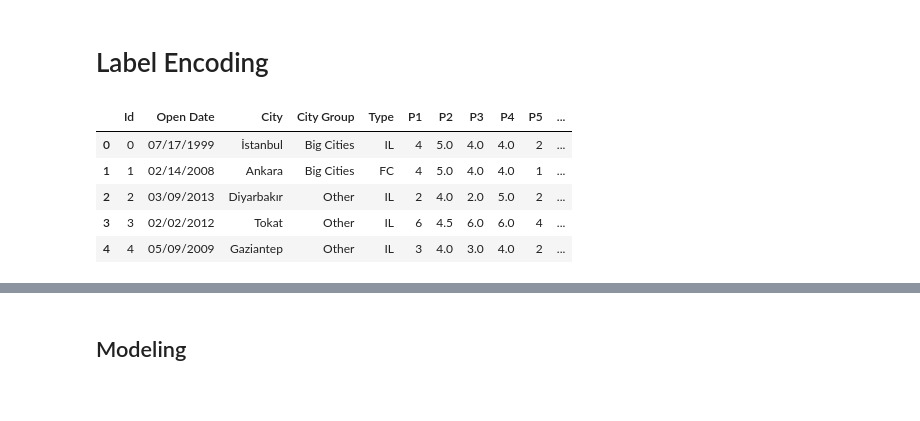
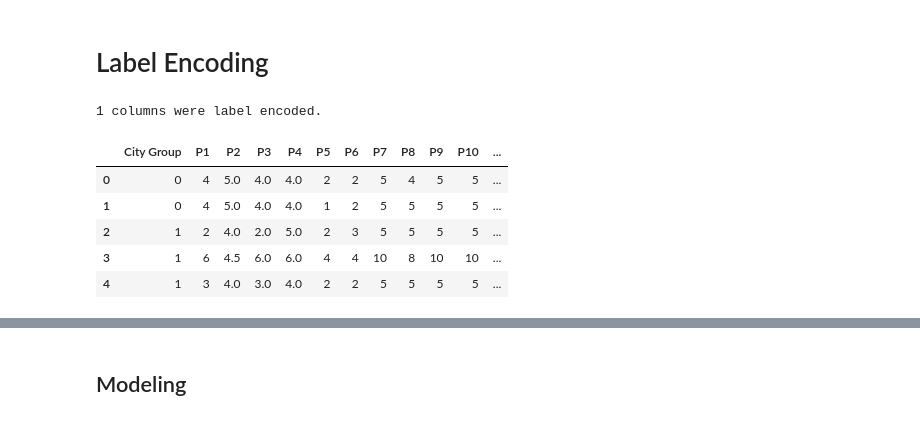
Before and after one commit to shima2920/Kaggle, a Jupyter notebook: Restaurant_Revenue_Prediction_multiple_regression_model.ipynb, the cells around one changed output, grey strips where cells are left out. Saved outputs shown, nothing was run; the diff lists cells and outputs as text; code cells hidden in the pictures.

```diff
--- a/Restaurant_Revenue_Prediction_multiple_regression_model.ipynb
+++ b/Restaurant_Revenue_Prediction_multiple_regression_model.ipynb
@@ -218,7 +229,7 @@ Split the Open Date into Year, Month, Day
 df["Open Date"] = pd.to_datetime(df["Open Date"])
 df["Year"] = df["Open Date"].apply(lambda x:x.year)
 df["Month"] = df["Open Date"].apply(lambda x:x.month)
-df["Day"] = df["Open Date"].apply(lambda x:x.day)
+#df["Day"] = df["Open Date"].apply(lambda x:x.day)
 df = df.drop(["Open Date"], axis = 1)
 # %%
 df.shape
@@ -284,0 +296,29 @@ df['City Group'] = df['City Group'].apply(int)
+# %%
+#dtypeを判断し、objectのColumnはLabelEncodingを実施する)
+#Label Encodingは、変数にランダムに値を割り当てる。
+#そのため、3つ以上の変数でLabel Encofingを実行した場合は、毎回異なる値が割り当てられる。
+#変数の数が、３つ以上の場合はone-hot encodingを使用することが推奨
+# Create a label encoder object
+le = LabelEncoder()
+le_count = 0
+
+# Iterate through the columns
+for col in df:
+    if df[col].dtype == 'object':
+        # If 2 or fewer unique categories
+        if len(list(df[col].unique())) <= 2:
+            # df on the dfing data
+            le.fit(df[col])
+            # Transform both dfing and testing data
+            df[col] = le.transform(df[col])
+            test[col] = le.transform(test[col])
+
+            # Keep track of how many columns were label encoded
+            le_count += 1
+print('%d columns were label encoded.' % le_count)
+# %% [output]
+1 columns were label encoded.
+# %%
+#one-hot encodingを使用する
+# one-hot encoding of categorical variables
+df = pd.get_dummies(df)
@@ -285,9 +327,9 @@ df['City Group'] = df['City Group'].apply(int)
 # %%
-train.head()
+df.head()
 # %% [output]
-|  | Id | Open Date | City | City Group | Type | P1 | P2 | P3 | P4 | P5 | ... |
-| 0 | 0 | 07/17/1999 | İstanbul | Big Cities | IL | 4 | 5.0 | 4.0 | 4.0 | 2 | ... |
-| 1 | 1 | 02/14/2008 | Ankara | Big Cities | FC | 4 | 5.0 | 4.0 | 4.0 | 1 | ... |
-| 2 | 2 | 03/09/2013 | Diyarbakır | Other | IL | 2 | 4.0 | 2.0 | 5.0 | 2 | ... |
-| 3 | 3 | 02/02/2012 | Tokat | Other | IL | 6 | 4.5 | 6.0 | 6.0 | 4 | ... |
-| 4 | 4 | 05/09/2009 | Gaziantep | Other | IL | 3 | 4.0 | 3.0 | 4.0 | 2 | ... |
+|  | City Group | P1 | P2 | P3 | P4 | P5 | P6 | P7 | P8 | P9 | P10 | ... |
+| 0 | 0 | 4 | 5.0 | 4.0 | 4.0 | 2 | 2 | 5 | 4 | 5 | 5 | ... |
+| 1 | 0 | 4 | 5.0 | 4.0 | 4.0 | 1 | 2 | 5 | 5 | 5 | 5 | ... |
+| 2 | 1 | 2 | 4.0 | 2.0 | 5.0 | 2 | 3 | 5 | 5 | 5 | 5 | ... |
+| 3 | 1 | 6 | 4.5 | 6.0 | 6.0 | 4 | 4 | 10 | 8 | 10 | 10 | ... |
+| 4 | 1 | 3 | 4.0 | 3.0 | 4.0 | 2 | 2 | 5 | 5 | 5 | 5 | ... |
```
Also changed, not shown: parts of 50 cells of this notebook.
